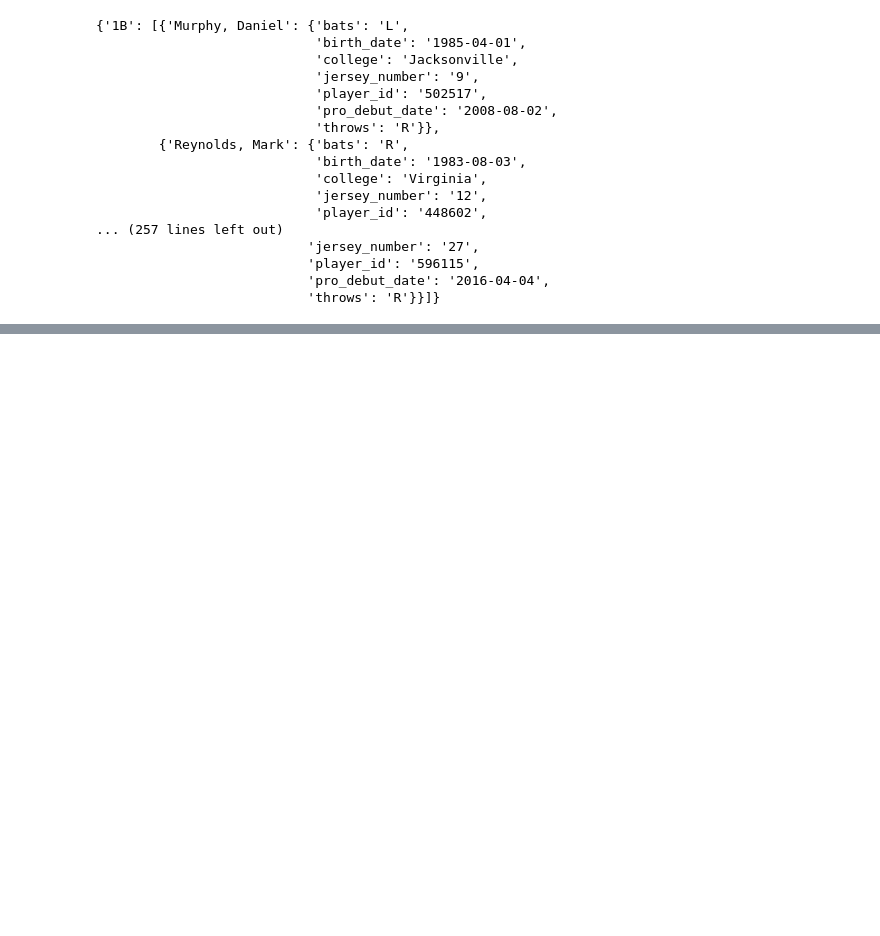
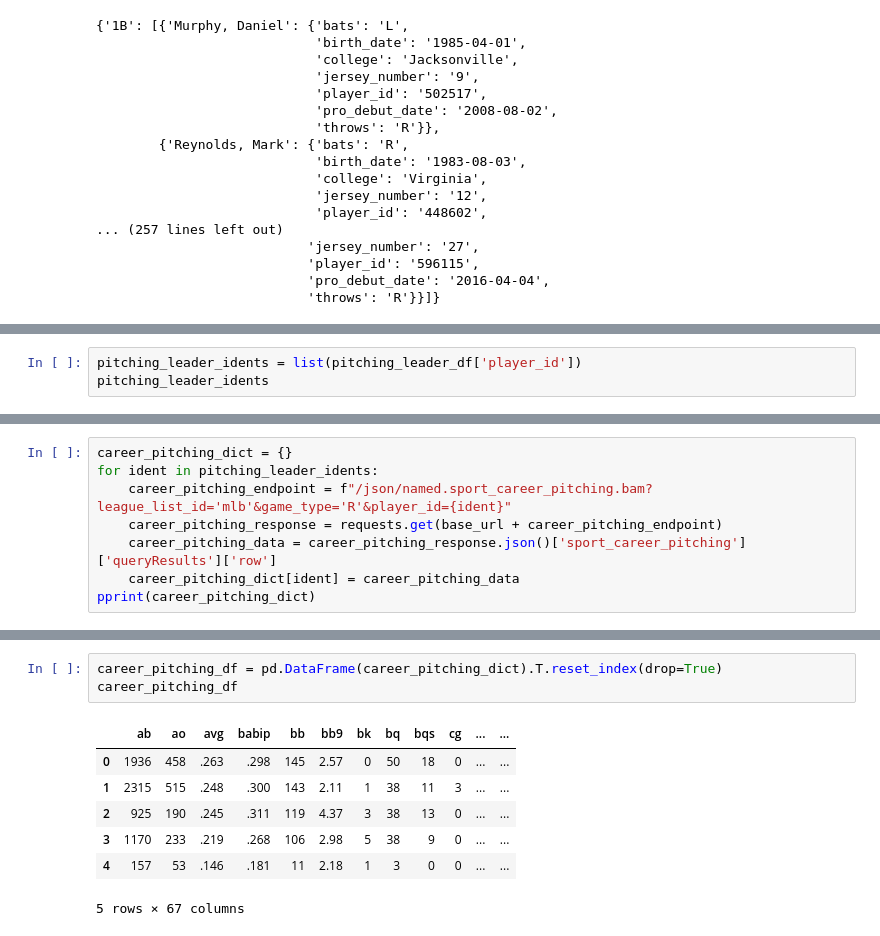
Before and after one commit to tsakurai42/Webscraping-MLB.com, a Jupyter notebook: Week13_ETLProject.ipynb, the cells around one changed output, grey strips where cells are left out. Drawn from its saved outputs; the diff is of its cells as text; blank space fills up the shorter version.

```diff
--- a/Week13_ETLProject.ipynb
+++ b/Week13_ETLProject.ipynb
@@ -651,0 +850,3 @@ pprint(career_hitting_dict)
+# %%
+pitching_leader_idents = list(pitching_leader_df['player_id'])
+pitching_leader_idents
@@ -651,0 +855,8 @@ pprint(career_hitting_dict)
+# %%
+career_pitching_dict = {}
+for ident in pitching_leader_idents:
+    career_pitching_endpoint = f"/json/named.sport_career_pitching.bam?league_list_id='mlb'&game_type='R'&player_id={ident}"
+    career_pitching_response = requests.get(base_url + career_pitching_endpoint)
+    career_pitching_data = career_pitching_response.json()['sport_career_pitching']['queryResults']['row']
+    career_pitching_dict[ident] = career_pitching_data
+pprint(career_pitching_dict)
@@ -651,0 +881,11 @@ pprint(career_hitting_dict)
+# %%
+career_pitching_df = pd.DataFrame(career_pitching_dict).T.reset_index(drop=True)
+career_pitching_df
+# %% [output]
+|  | ab | ao | avg | babip | bb | bb9 | bk | bq | bqs | cg | ... | ... |
+| 0 | 1936 | 458 | .263 | .298 | 145 | 2.57 | 0 | 50 | 18 | 0 | ... | ... |
+| 1 | 2315 | 515 | .248 | .300 | 143 | 2.11 | 1 | 38 | 11 | 3 | ... | ... |
+| 2 | 925 | 190 | .245 | .311 | 119 | 4.37 | 3 | 38 | 13 | 0 | ... | ... |
+| 3 | 1170 | 233 | .219 | .268 | 106 | 2.98 | 5 | 38 | 9 | 0 | ... | ... |
+| 4 | 157 | 53 | .146 | .181 | 11 | 2.18 | 1 | 3 | 0 | 0 | ... | ... |
+5 rows × 67 columns
```
Also changed, not shown: parts of 109 cells of this notebook.
